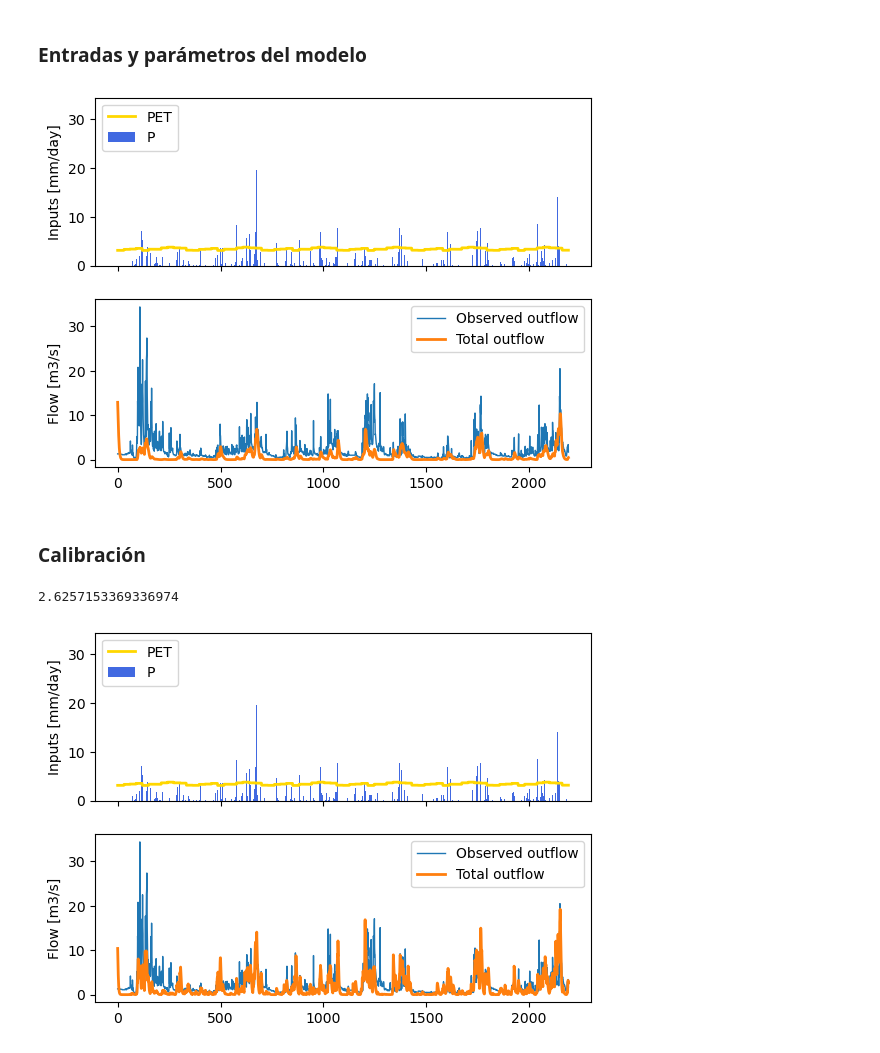
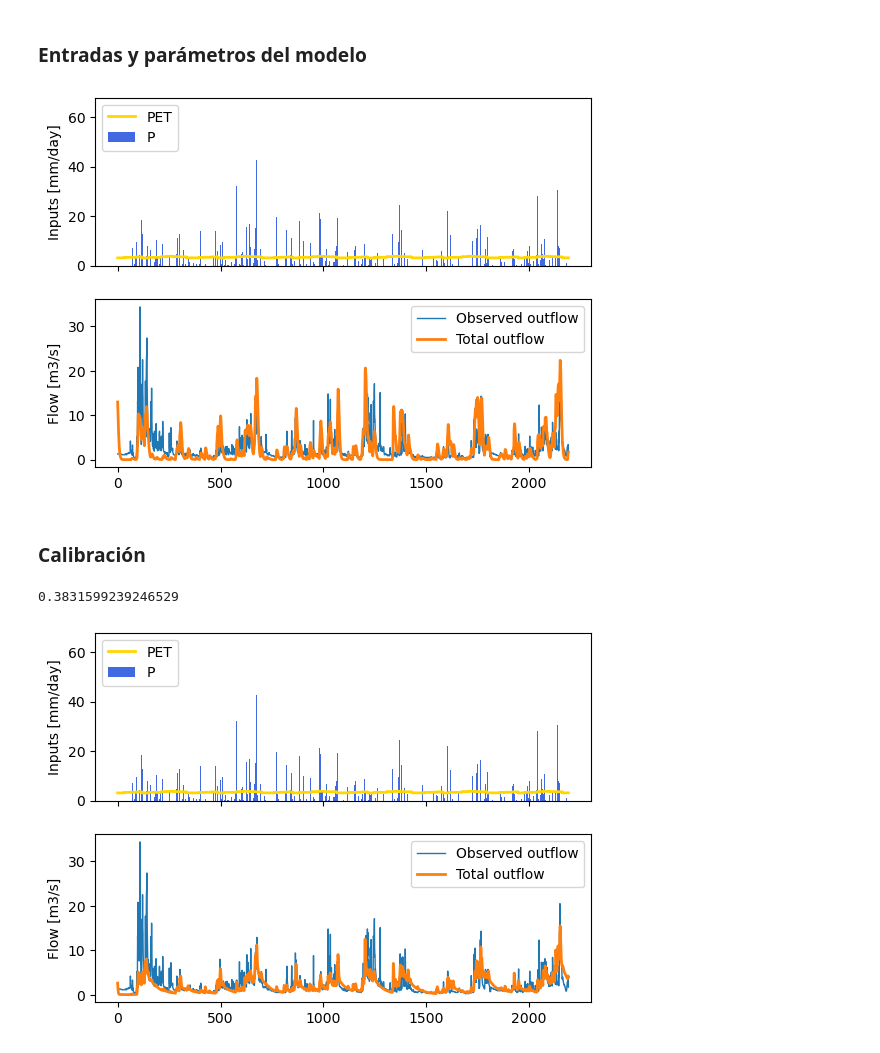
Before and after one commit to jshernandezs/ICYA4710, a Jupyter notebook: Notebooks/hymod_example.ipynb, the cells around one changed output. Saved outputs shown, nothing was run; the diff lists cells and outputs as text; code cells hidden in the pictures.

```diff
--- a/Notebooks/hymod_example.ipynb
+++ b/Notebooks/hymod_example.ipynb
@@ -81,7 +81,7 @@ A = 156 # Area (km2)
 
 # Set parameters
 params = {'Smax':50.0,
-          'm':0.8,
+          'm':0.01,
           'beta':2.0,
           'alpha':0.8,
           'k_ch1':0.5,
@@ -122,7 +122,7 @@ ax[1].set_ylabel('Flow [m3/s]')
 
 plt.show()
 # %% [output]
-[figure, old version]
+[figure, new version]
 # %% [markdown]
 ### Calibración
 # %%
@@ -194,46 +199,46 @@ best_params = params[np.where(rmse_out == best_rmse)][0]
-# %%
-best_rmse
-# %% [output]
-2.6257153369336974
+# %%
+1 - best_obj
+# %% [output]
+0.3831599239246529
 # %%
 param = {'Smax':best_params[0],
-         'm':best_params[1],
-         'beta':best_params[2],
-         'alpha':best_params[3],
-         'k_ch1':best_params[4],
-         'k_ch2':best_params[4],
-         'k_ch3':best_params[4],
-         'k_lz':best_params[5]}
+         'm':0.01,
+         'beta':best_params[1],
+         'alpha':best_params[2],
+         'k_ch1':best_params[3],
+         'k_ch2':best_params[3],
+         'k_ch3':best_params[3],
+         'k_lz':best_params[4]}
 
-init = {'uz':best_params[6],
-        'cr1':best_params[6],
-        'cr2':best_params[6],
-        'cr3':best_params[6],
-        'lz':best_params[6]}
+init = {'uz':best_params[5],
+        'cr1':best_params[5],
+        'cr2':best_params[5],
+        'cr3':best_params[5],
+        'lz':best_params[5]}
 
 # set up and run model
 model = hymod(param, init)
 model.set_input([P, E])
 model.set_timestep(1.0),
 model.reset_states()
 
 output = model.get_output()
 
 # Plot
 fig, ax = plt.subplots(2,1, sharex=True)
 ax[0].bar(x=np.arange(len(P)), height=P, color='royalblue', label='P')
 ax[0].plot(np.arange(len(P)), E, lw=2, color='gold', label='PET')
 ax[0].legend()
 ax[0].set_ylabel('Inputs [mm/day]')
 
 ax[1].plot(np.arange(len(P)), obs, lw=1, label='Observed outflow')
 ax[1].plot(np.arange(len(P)), output[0] * A * (1/(60*60*24)) * (1/1000) * (1000)**2, lw=2, label='Total outflow')
 ax[1].legend()
 ax[1].set_ylabel('Flow [m3/s]')
 
 plt.show()
 # %% [output]
-[figure, old version]
+[figure, new version]
 # %%
 best_params
 # %% [output]
```
Also changed, not shown: parts of 2 cells of this notebook, 1 other file.
